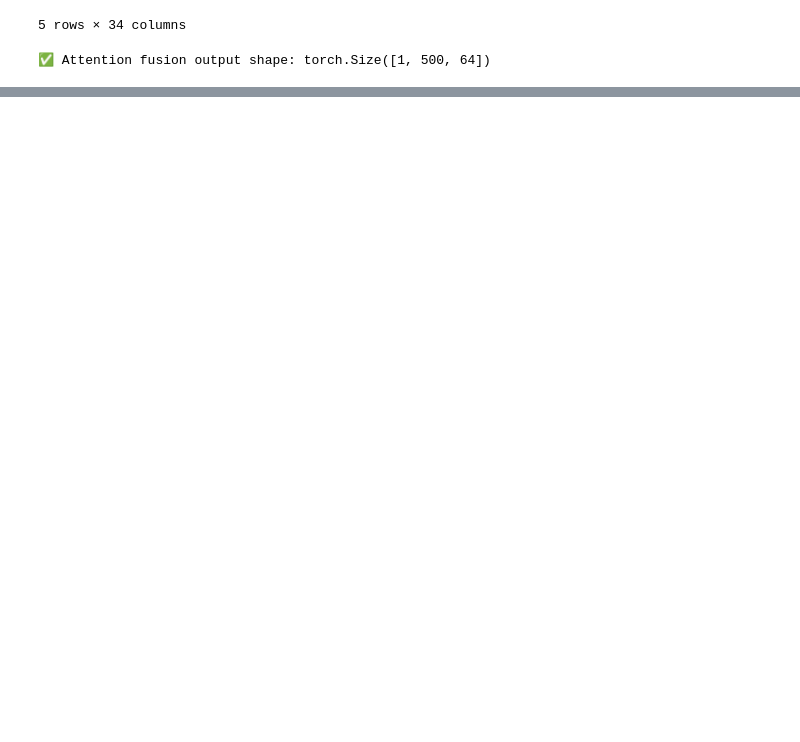
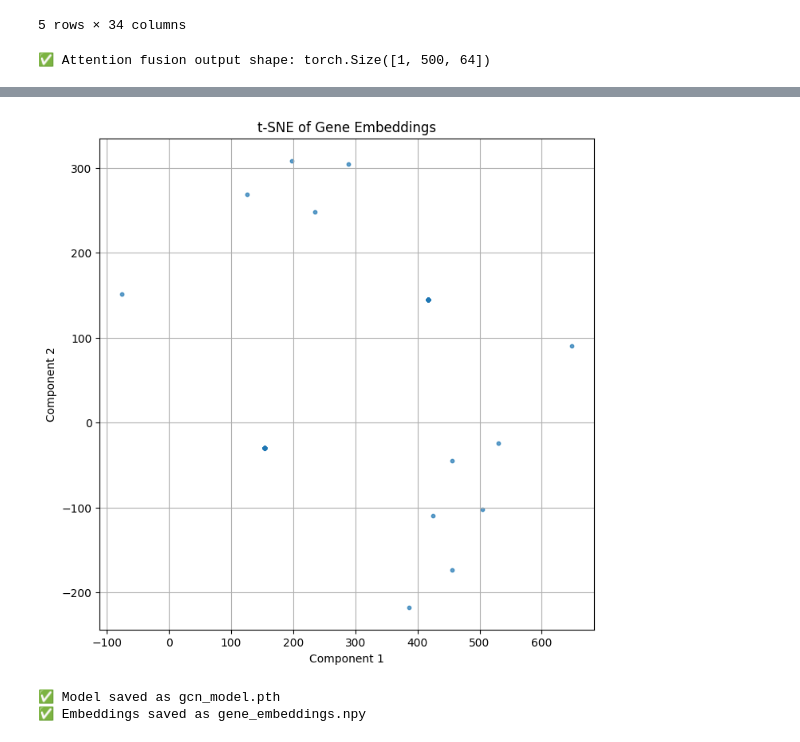
Before and after one commit to Biruk-gebru/Causal-Gene-Prediction-and-Validation-with-LLMs, a Jupyter notebook: Module3.ipynb, the cells around one changed output, grey strips where cells are left out. Cells and saved outputs as stored; diff of their text form; code cells hidden in the pictures; blank space fills up the shorter version.

```diff
--- a/Module3.ipynb
+++ b/Module3.ipynb
@@ -475,0 +507,10 @@ print("✅ Attention fusion output shape:", output.shape)
+# %%
+from torch_geometric.utils import from_networkx
+
+# Rename feature attribute to 'x' (PyG expects node features under 'x')
+for node in G.nodes:
+    G.nodes[node]['x'] = G.nodes[node].pop('features')
+
+# Convert
+data = from_networkx(G)
+print(data)
@@ -475,0 +573,35 @@ print("✅ Attention fusion output shape:", output.shape)
+# %%
+from sklearn.manifold import TSNE
+import matplotlib.pyplot as plt
+
+# Switch to evaluation mode
+model.eval()
+with torch.no_grad():
+    embeddings = model(data).cpu().numpy()  # Get embeddings as NumPy
+
+# Reduce dimensions to 2D with t-SNE
+tsne = TSNE(n_components=2, perplexity=30, random_state=42)
+embeddings_2d = tsne.fit_transform(embeddings)
+
+# Plot the 2D embeddings
+plt.figure(figsize=(8, 8))
+plt.scatter(embeddings_2d[:, 0], embeddings_2d[:, 1], s=10, alpha=0.7)
+plt.title("t-SNE of Gene Embeddings")
+plt.xlabel("Component 1")
+plt.ylabel("Component 2")
+plt.grid(True)
+plt.show()
+# %% [output]
+[figure, added]
+# %%
+# Save model weights
+torch.save(model.state_dict(), "gcn_model.pth")
+print("✅ Model saved as gcn_model.pth")
+
+# Save final embeddings
+import numpy as np
+np.save("gene_embeddings.npy", embeddings)
+print("✅ Embeddings saved as gene_embeddings.npy")
+# %% [output]
+✅ Model saved as gcn_model.pth
+✅ Embeddings saved as gene_embeddings.npy
```
Also changed, not shown: parts of 9 cells of this notebook.
